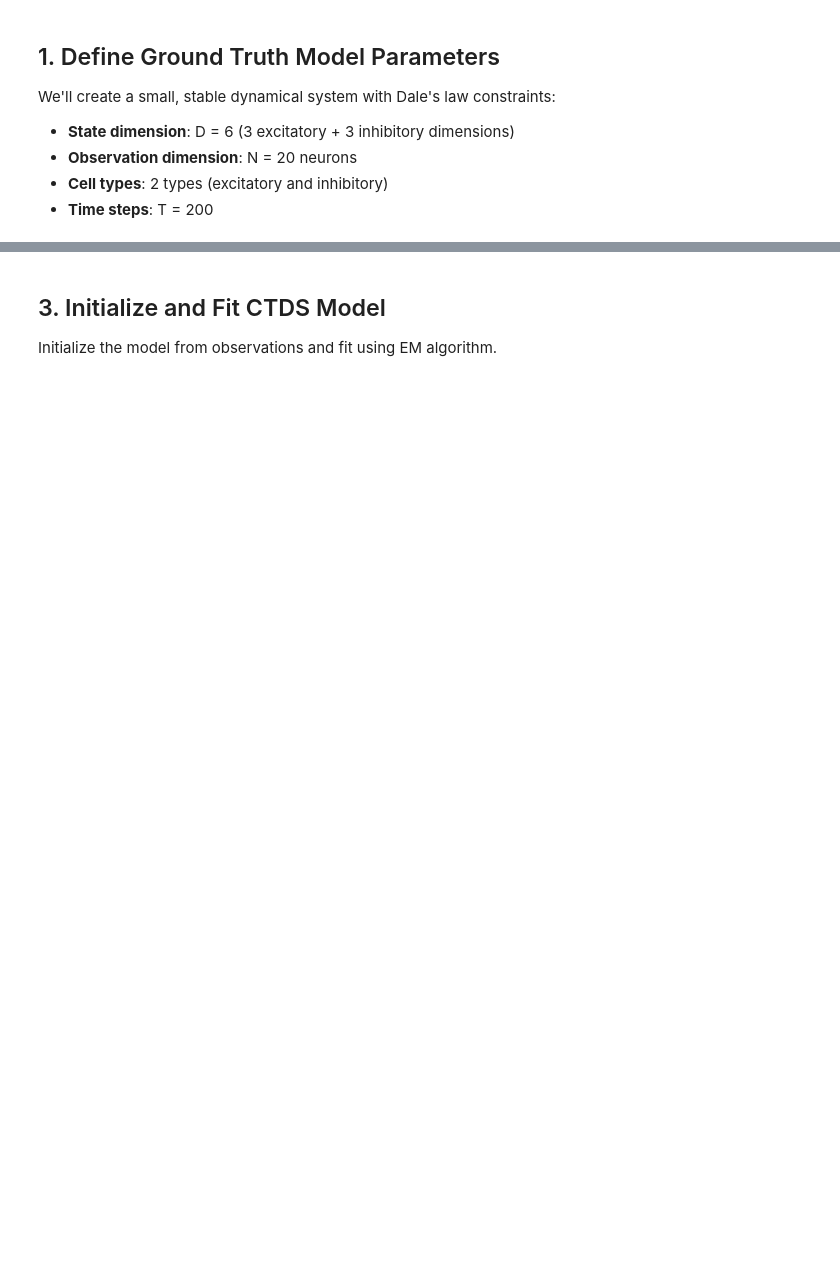
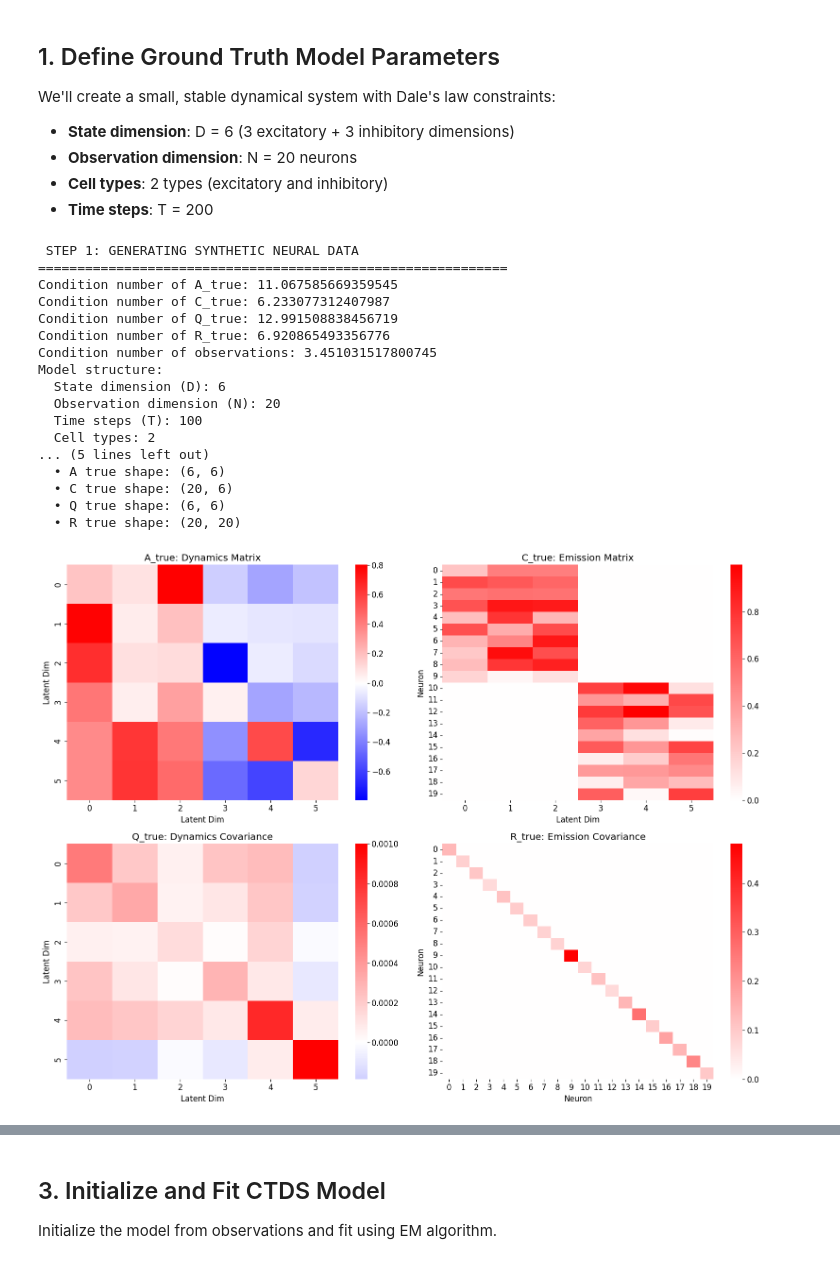
Before and after one commit to kasherri/CTDS, a Jupyter notebook: ctds_model_validation.ipynb, the cells around one changed output, grey strips where cells are left out. Drawn from its saved outputs; the diff is of its cells as text; code cells hidden in the pictures; blank space fills up the shorter version.

Commit message:
model fit

```diff
--- a/ctds_model_validation.ipynb
+++ b/ctds_model_validation.ipynb
@@ -92,60 +97,78 @@ print(f"  Observation dimension (N): {N}")
 print(f"  Time steps (T): {T}")
 print(f"  Cell types: {len(ctds.constraints.cell_types)}")
 print(f"  Cell type mask: {ctds.constraints.cell_type_mask}")
 print(f"  Cell type dimensions: {ctds.constraints.cell_type_dimensions}")
 print(f"  Dynamics mask: {ctds_params.dynamics.dynamics_mask}")
 print(f"\n📊 Dataset Generated:")
 print(f"  • A true shape: {A_true.shape}")
 print(f"  • C true shape: {C_true.shape}")
 print(f"  • Q true shape: {Q_true.shape}")
 print(f"  • R true shape: {R_true.shape}")
-print(f"  • A true: {A_true.__array__()}")
-print(f"  • C true: {C_true.__array__()}")
-print(f"  • Q true: {Q_true.__array__()}")
-print(f"  • R true: {R_true.__array__()}")
+#print(f"  • A true: {A_true.__array__()}")
+#print(f"  • C true: {C_true.__array__()}")
+#print(f"  • Q true: {Q_true.__array__()}")
+#print(f"  • R true: {R_true.__array__()}")
 
 # Step 2: Visualize the Synthetic Data
 %matplotlib inline
 
 # Visualize observations (neurons x time)
+"""
 plt.figure(figsize=(12, 4))
 sns.heatmap(np.array(observations), cmap='bwr', cbar=True)
 plt.title('Synthetic Observations (Neurons x Time)')
 plt.xlabel('Time')
 plt.ylabel('Neuron')
 plt.show()
+"""
+# Visualize all parameter matrices in subplots
+fig, axes = plt.subplots(2, 2, figsize=(16, 12))
 
 # Visualize A_true (dynamics weights)
-plt.figure(figsize=(6, 5))
-sns.heatmap(np.array(A_true), cmap='bwr', center=0, cbar=True)
-plt.title('A_true: Dynamics Matrix')
-plt.xlabel('Latent Dim')
-plt.ylabel('Latent Dim')
-plt.show()
+sns.heatmap(np.array(A_true), cmap='bwr', center=0, cbar=True, ax=axes[0, 0])
+axes[0, 0].set_title('A_true: Dynamics Matrix')
+axes[0, 0].set_xlabel('Latent Dim')
+axes[0, 0].set_ylabel('Latent Dim')
 
 # Visualize C_true (emission weights)
-plt.figure(figsize=(8, 5))
-sns.heatmap(np.array(C_true), cmap='bwr', center=0, cbar=True)
-plt.title('C_true: Emission Matrix')
-plt.xlabel('Latent Dim')
-plt.ylabel('Neuron')
-plt.show()
+sns.heatmap(np.array(C_true), cmap='bwr', center=0, cbar=True, ax=axes[0, 1])
+axes[0, 1].set_title('C_true: Emission Matrix')
+axes[0, 1].set_xlabel('Latent Dim')
+axes[0, 1].set_ylabel('Neuron')
 
 # Visualize Q_true (dynamics covariance)
-plt.figure(figsize=(6, 5))
-sns.heatmap(np.array(Q_true), cmap='bwr', center=0, cbar=True)
-plt.title('Q_true: Dynamics Covariance')
-plt.xlabel('Latent Dim')
-plt.ylabel('Latent Dim')
-plt.show()
+sns.heatmap(np.array(Q_true), cmap='bwr', center=0, cbar=True, ax=axes[1, 0])
+axes[1, 0].set_title('Q_true: Dynamics Covariance')
+axes[1, 0].set_xlabel('Latent Dim')
+axes[1, 0].set_ylabel('Latent Dim')
 
 # Visualize R_true (emission covariance)
-plt.figure(figsize=(8, 5))
-sns.heatmap(np.array(R_true), cmap='bwr', center=0, cbar=True)
-plt.title('R_true: Emission Covariance')
-plt.xlabel('Neuron')
-plt.ylabel('Neuron')
+sns.heatmap(np.array(R_true), cmap='bwr', center=0, cbar=True, ax=axes[1, 1])
+axes[1, 1].set_title('R_true: Emission Covariance')
+axes[1, 1].set_xlabel('Neuron')
+axes[1, 1].set_ylabel('Neuron')
+
+plt.tight_layout()
 plt.show()
+# %% [output]
+ STEP 1: GENERATING SYNTHETIC NEURAL DATA
+============================================================
+Condition number of A_true: 11.067585669359545
+Condition number of C_true: 6.233077312407987
+Condition number of Q_true: 12.991508838456719
+Condition number of R_true: 6.920865493356776
+Condition number of observations: 3.451031517800745
+Model structure:
+  State dimension (D): 6
+  Observation dimension (N): 20
+  Time steps (T): 100
+  Cell types: 2
+... (5 lines left out)
+  • A true shape: (6, 6)
+  • C true shape: (20, 6)
+  • Q true shape: (6, 6)
+  • R true shape: (20, 20)
+[figure, added]
 # %%
 # Generate datasets from CTDS model using ground truth parameters
 print(" STEP 1b: GENERATING DATASETS FROM CTDS MODEL")
```
Also changed, not shown: parts of 24 cells of this notebook, 2 other files.
